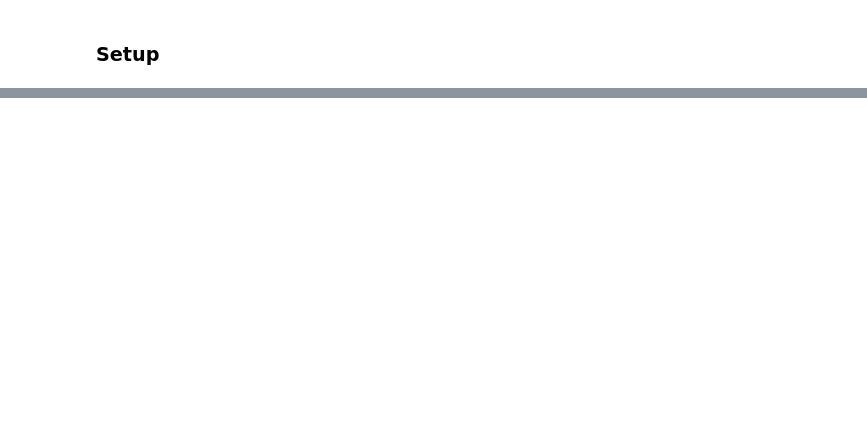
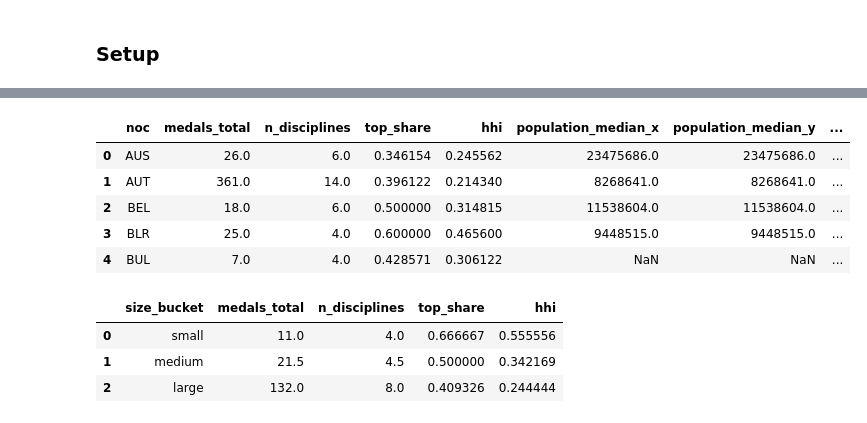
Before and after one commit to dpark2380/comm3180_S26_Blog, a Jupyter notebook: posts/blog_03_olympics/DOW3_olympics.ipynb, the cells around one changed output, grey strips where cells are left out. Drawn from its saved outputs; the diff is of its cells as text; code cells hidden in the pictures; blank space fills up the shorter version.

```diff
--- a/posts/blog_03_olympics/DOW3_olympics.ipynb
+++ b/posts/blog_03_olympics/DOW3_olympics.ipynb
@@ -170,0 +167,49 @@ plt.show()
+# %%
+pop_long = pop_df.melt(
+    id_vars=["Country Name", "Country Code"],
+    var_name="year",
+    value_name="population"
+)
+
+pop_long["year"] = pop_long["year"].astype(int)
+pop_long = pop_long.rename(columns={"Country Code": "noc"})
+
+medals_with_pop = medals_df.merge(pop_long[["noc", "year", "population"]],
+                                  on=["noc", "year"],
+                                  how="left")
+
+country_pop = (
+    medals_with_pop.groupby("noc")["population"]
+    .median()
+    .reset_index(name="population_median")
+)
+
+div_metrics = div_metrics.merge(country_pop, on="noc", how="left")
+div_metrics.head()
+# %% [output]
+|  | noc | medals_total | n_disciplines | top_share | hhi | population_median_x | population_median_y | ... |
+| 0 | AUS | 26.0 | 6.0 | 0.346154 | 0.245562 | 23475686.0 | 23475686.0 | ... |
+| 1 | AUT | 361.0 | 14.0 | 0.396122 | 0.214340 | 8268641.0 | 8268641.0 | ... |
+| 2 | BEL | 18.0 | 6.0 | 0.500000 | 0.314815 | 11538604.0 | 11538604.0 | ... |
+| 3 | BLR | 25.0 | 4.0 | 0.600000 | 0.465600 | 9448515.0 | 9448515.0 | ... |
+| 4 | BUL | 7.0 | 4.0 | 0.428571 | 0.306122 | NaN | NaN | ... |
+# %%
+div_metrics["size_bucket"] = pd.qcut(
+    div_metrics["population_median"],
+    q=3,
+    labels=["small", "medium", "large"]
+)
+
+
+summary_by_size = (
+    div_metrics.groupby("size_bucket")[["medals_total", "n_disciplines", "top_share", "hhi"]]
+    .median()
+    .reset_index()
+)
+
+summary_by_size
+# %% [output]
+|  | size_bucket | medals_total | n_disciplines | top_share | hhi |
+| 0 | small | 11.0 | 4.0 | 0.666667 | 0.555556 |
+| 1 | medium | 21.5 | 4.5 | 0.500000 | 0.342169 |
+| 2 | large | 132.0 | 8.0 | 0.409326 | 0.244444 |
```
Also changed, not shown: parts of 25 cells of this notebook, 1 other file.
